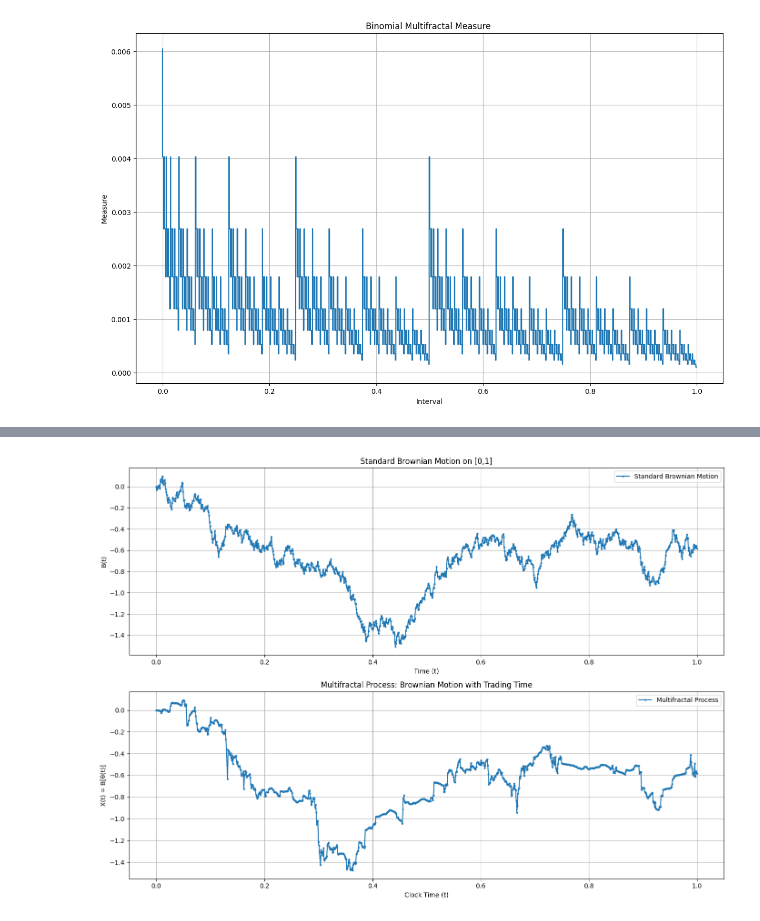
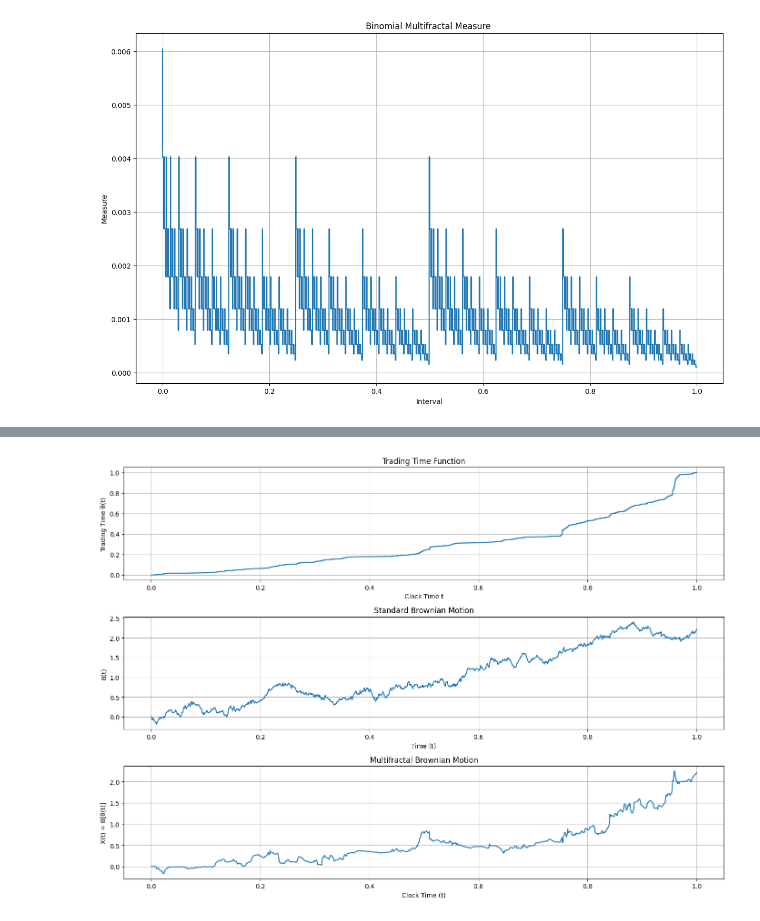
Before and after one commit to ruyoga/GMSM, a Jupyter notebook: theory/binom.ipynb, the cells around one changed output, grey strips where cells are left out. Cells and saved outputs as stored; diff of their text form; code cells hidden in the pictures.

Commit message:
Binom cascade does not use fixed multipliers anymore, now using beta sampled multipliers

```diff
--- a/theory/binom.ipynb
+++ b/theory/binom.ipynb
@@ -67,17 +44,0 @@ def random_binomial_cascade(stages, a=2.0):
-# %%
-# Parameters for the cascade
-stages = 15
-a = 2.0
-
-# Construct the random cascade
-intervals, measures = random_binomial_cascade(stages, a)
-
-cdf = np.concatenate(([0], np.cumsum(measures)))
-
-plt.figure(figsize=(12, 4))
-plt.step(intervals, cdf, where='post')
-plt.xlabel('Clock Time t')
-plt.ylabel('Trading Time θ(t)')
-plt.title('Trading Time Function')
-plt.grid(True)
-plt.show()
@@ -86,9 +45,7 @@ plt.show()
 # %%
-def random_binomial_cascade(stages, a=2.0):
-
+def random_beta_cascade(stages, a=2.0):
     intervals = np.array([0.0, 1.0])
     measures = np.array([1.0])
-
     for _ in range(stages):
         new_intervals = []
         new_measures = []
@@ -103,45 +60,46 @@ def random_binomial_cascade(stages, a=2.0):
             new_measures.extend([measures[i] * m_left, measures[i] * m_right])
         new_intervals.append(intervals[-1])
         intervals = np.array(new_intervals)
         measures = np.array(new_measures)
     return intervals, measures
 
 stages = 10
 a = 2.0
+intervals, measures = random_beta_cascade(stages, a)
 
-intervals, measures = random_binomial_cascade(stages, a)
-
-# The trading time function is CDF
 cdf = np.concatenate(([0], np.cumsum(measures)))
 
-# Simulate Brownian Motion
 N_points = len(cdf)
 t_uniform = np.linspace(0, 1, N_points)
-
-# variance scaled by dt = 1/(N_points-1)
 dB = np.random.normal(loc=0, scale=np.sqrt(1/(N_points - 1)), size=N_points - 1)
 B = np.concatenate(([0], np.cumsum(dB)))
 
 X = np.interp(cdf, t_uniform, B)
+
 plt.figure(figsize=(14, 10))
 
-plt.subplot(2, 1, 1)
-plt.plot(t_uniform, B, '-o', markersize=2, label='Standard Brownian Motion')
+plt.subplot(3, 1, 1)
+plt.step(intervals, cdf, where='post')
+plt.xlabel('Clock Time t')
+plt.ylabel('Trading Time θ(t)')
+plt.title('Trading Time Function')
+plt.grid(True)
+
+plt.subplot(3, 1, 2)
+plt.plot(t_uniform, B, markersize=1)
 plt.xlabel('Time (t)')
 plt.ylabel('B(t)')
-plt.title('Standard Brownian Motion on [0,1]')
+plt.title('Standard Brownian Motion')
 plt.grid(True)
-plt.legend()
 
-plt.subplot(2, 1, 2)
-plt.plot(intervals, X, '-o', markersize=2, label='Multifractal Process')
+plt.subplot(3, 1, 3)
+plt.plot(intervals, X, markersize=1)
 plt.xlabel('Clock Time (t)')
 plt.ylabel('X(t) = B[θ(t)]')
-plt.title('Multifractal Process: Brownian Motion with Trading Time')
+plt.title('Multifractal Brownian Motion')
 plt.grid(True)
-plt.legend()
 
 plt.tight_layout()
 plt.show()
 # %% [output]
-[figure, old version]
+[figure, new version]
```
Also changed, not shown: parts of 2 cells of this notebook.
